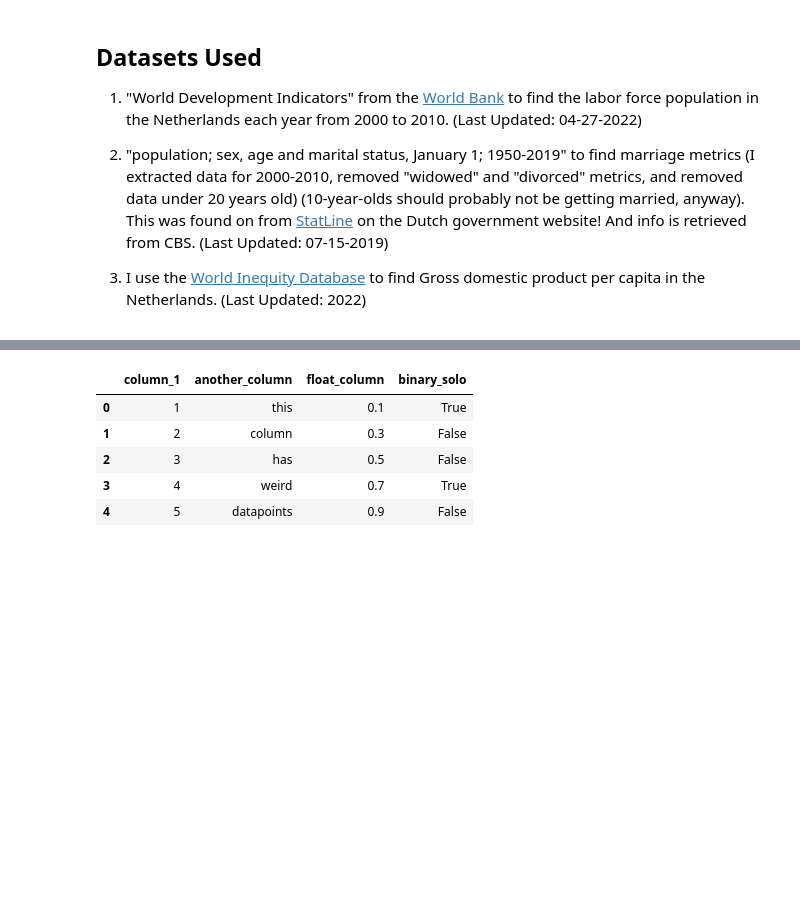
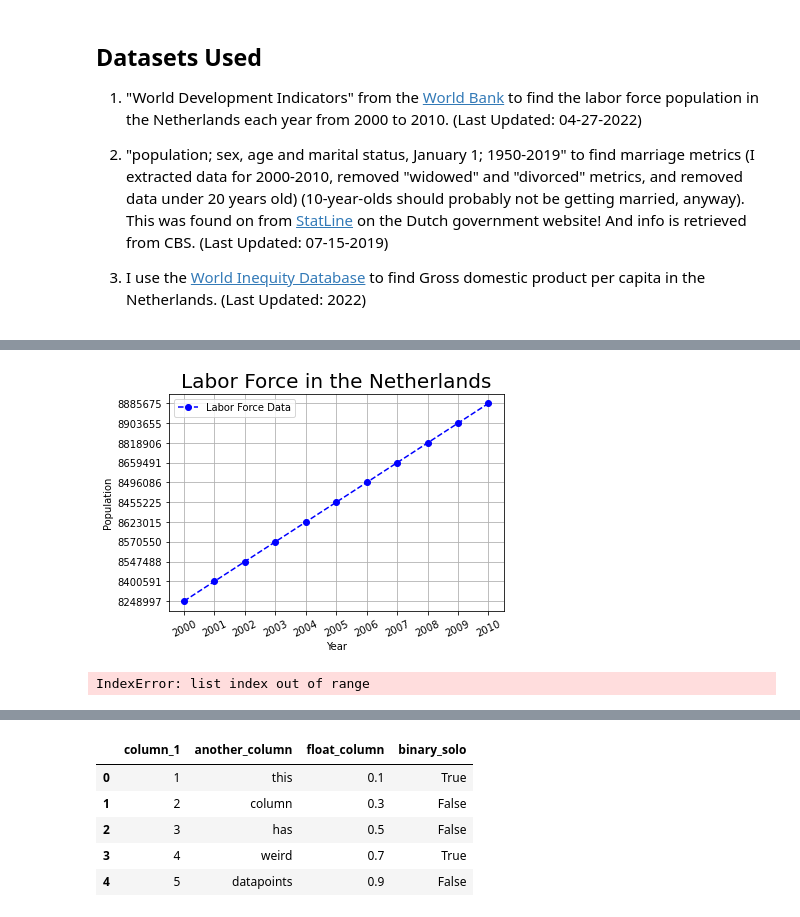
Before and after one commit to elizabethqiu/econ-research-paper, a Jupyter notebook: dutch_economy_analysis.ipynb, the cells around one changed output, grey strips where cells are left out. Saved outputs shown, nothing was run; the diff lists cells and outputs as text; code cells hidden in the pictures; blank space fills up the shorter version.

```diff
--- a/dutch_economy_analysis.ipynb
+++ b/dutch_economy_analysis.ipynb
@@ -26,6 +61,7 @@ So that's how my project selection process went from a radish case study to a Du
 3. I use the [World Inequity Database](https://wid.world/data/) to find Gross domestic product per capita in the Netherlands. (Last Updated: 2022)
 # %%
 # Importing libraries 💫
+import csv
 import pandas as pd
 import numpy as np
 import datetime
@@ -33,12 +69,77 @@ import matplotlib.pyplot as plt
 
 # Dataset 1
 # pd.set_option('display.max_columns', None)
-lfdata = pd.read_csv("Labor_Force.csv")
+## lfdata = pd.read_csv("Labor_Force.csv")
 # print(lfdata.to_string())
 # print(lfdata)
-lfdata.head()
+## lfdata.plot()
+
+x = []
+y = []
+
+with open('Labor_Force.csv','r') as csvfile:
+    lines = csv.reader(csvfile, delimiter=',')
+    for row in lines:
+        x.append(row[0])
+        y.append(row[1])
+
+plt.plot(x, y, color = 'b', linestyle = 'dashed',
+         marker = 'o',label = "Labor Force Data")
+
+plt.xticks(rotation = 25)
+plt.xlabel('Year')
+plt.ylabel('Population')
+plt.title('Labor Force in the Netherlands', fontsize = 20)
+plt.grid()
+plt.legend()
+plt.show()
+
+x = []
+y = []
 
 # Dataset 2
 # psamsdata = pd.read_csv("PSAMS.csv")
-# psamsdata.head()
+
+x = []
+y = []
+
+with open('PSAMS.csv','r') as csvfile:
+    lines = csv.reader(csvfile, delimiter=',')
+    for row in lines:
+        x.append(row[0])
+        y.append(row[1])
+
+plt.plot(x, y, color = 'b', linestyle = 'dashed',
+         marker = 'o',label = "Marriage Data")
+
+plt.xticks(rotation = 25)
+plt.xlabel('Year')
+plt.ylabel('People Married')
+plt.title('Marriages in the Netherlands', fontsize = 20)
+plt.grid()
+plt.legend()
+plt.show()
+
+x = []
+y = []
+
+# Dataset 3
+# gdpdata = pd.read_csv("GDP.csv")
+
+with open('GDP.csv','r') as csvfile:
+    lines = csv.reader(csvfile, delimiter=';')
+    for row in lines:
+        x.append(row[0])
+        y.append(row[1])
+
+plt.plot(x, y, color = 'b', linestyle = 'dashed',
+         marker = 'o',label = "GDP Data")
+
+plt.xticks(rotation = 25)
+plt.xlabel('Year')
+plt.ylabel('Euro (adjusted to USD value)')
+plt.title('GDP in the Netherlands', fontsize = 20)
+plt.grid()
+plt.legend()
+plt.show()
 # %% [output]
@@ -47,0 +146,2 @@ lfdata.head()
+[figure, added]
+IndexError: list index out of range
```
Also changed, not shown: parts of 6 cells of this notebook.
